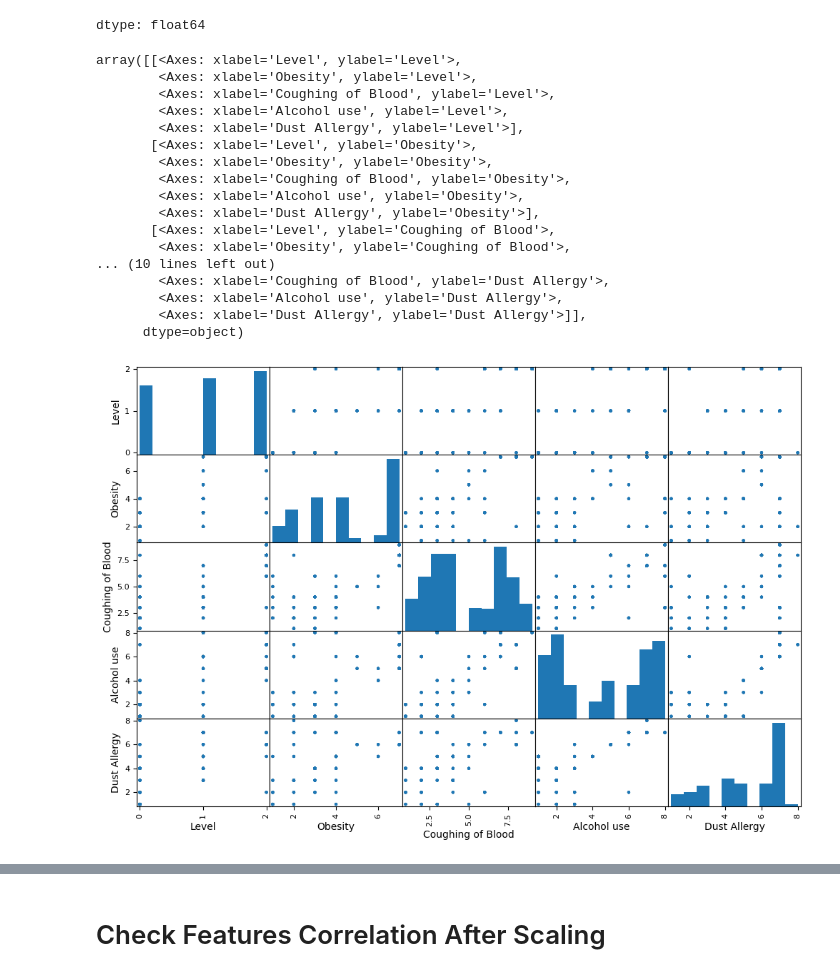
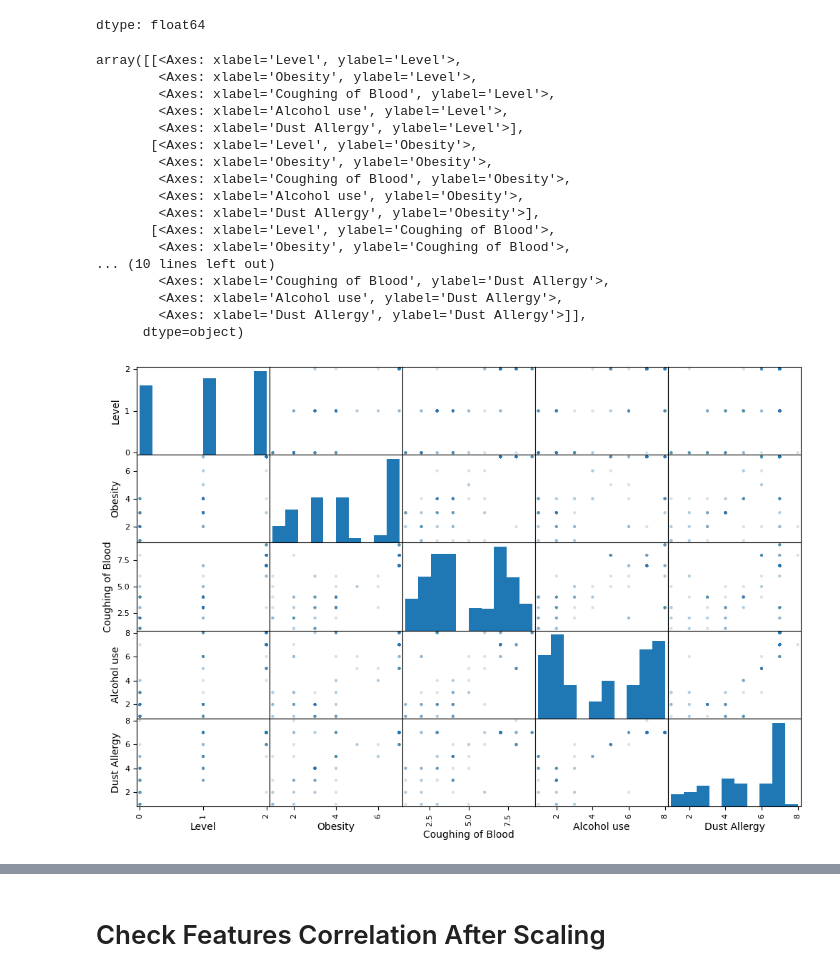
Before and after one commit to mkz4000/F21DL, a Jupyter notebook: Week2.ipynb, the cells around one changed output, grey strips where cells are left out. Drawn from its saved outputs; the diff is of its cells as text; code cells hidden in the pictures.

```diff
--- a/Week2.ipynb
+++ b/Week2.ipynb
@@ -162,27 +187,27 @@ dtype: float64
 # %%
 from pandas.plotting import scatter_matrix
 
 #get names of top 5 correlated features
 top_5_correlated_features = corr_matrix["Level"].sort_values(ascending=False).head(5).index
 
 #draw scatter matrix of top 5 features
-scatter_matrix(patientsDf[top_5_correlated_features], figsize=(12,8))
+scatter_matrix(patientsDf[top_5_correlated_features], figsize=(12,8), alpha=.02)
 # %% [output]
 array([[<Axes: xlabel='Level', ylabel='Level'>,
         <Axes: xlabel='Obesity', ylabel='Level'>,
         <Axes: xlabel='Coughing of Blood', ylabel='Level'>,
         <Axes: xlabel='Alcohol use', ylabel='Level'>,
         <Axes: xlabel='Dust Allergy', ylabel='Level'>],
        [<Axes: xlabel='Level', ylabel='Obesity'>,
         <Axes: xlabel='Obesity', ylabel='Obesity'>,
         <Axes: xlabel='Coughing of Blood', ylabel='Obesity'>,
         <Axes: xlabel='Alcohol use', ylabel='Obesity'>,
         <Axes: xlabel='Dust Allergy', ylabel='Obesity'>],
        [<Axes: xlabel='Level', ylabel='Coughing of Blood'>,
         <Axes: xlabel='Obesity', ylabel='Coughing of Blood'>,
 ... (10 lines left out)
         <Axes: xlabel='Coughing of Blood', ylabel='Dust Allergy'>,
         <Axes: xlabel='Alcohol use', ylabel='Dust Allergy'>,
         <Axes: xlabel='Dust Allergy', ylabel='Dust Allergy'>]],
       dtype=object)
-[figure, old version]
+[figure, new version]
```
Also changed, not shown: parts of 13 cells of this notebook.
